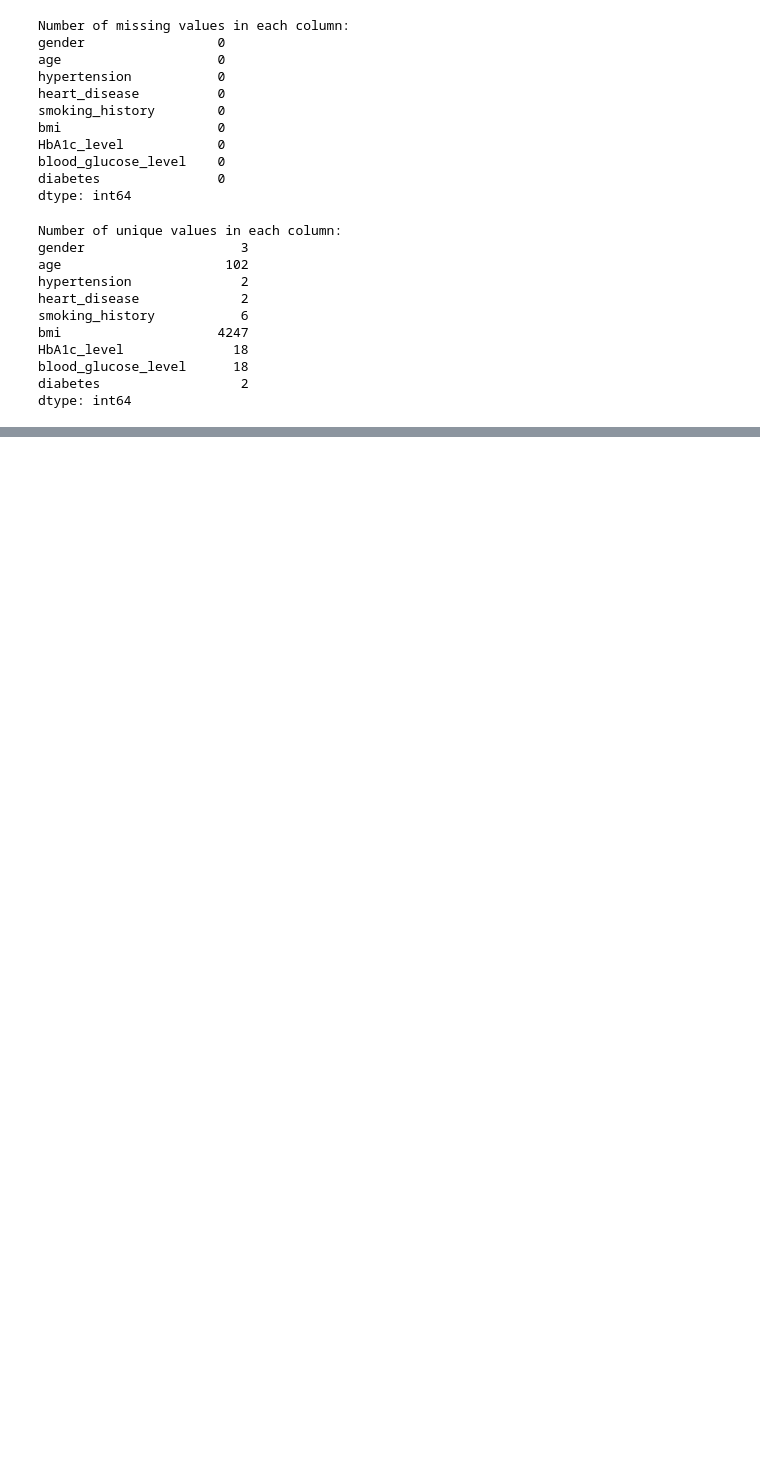
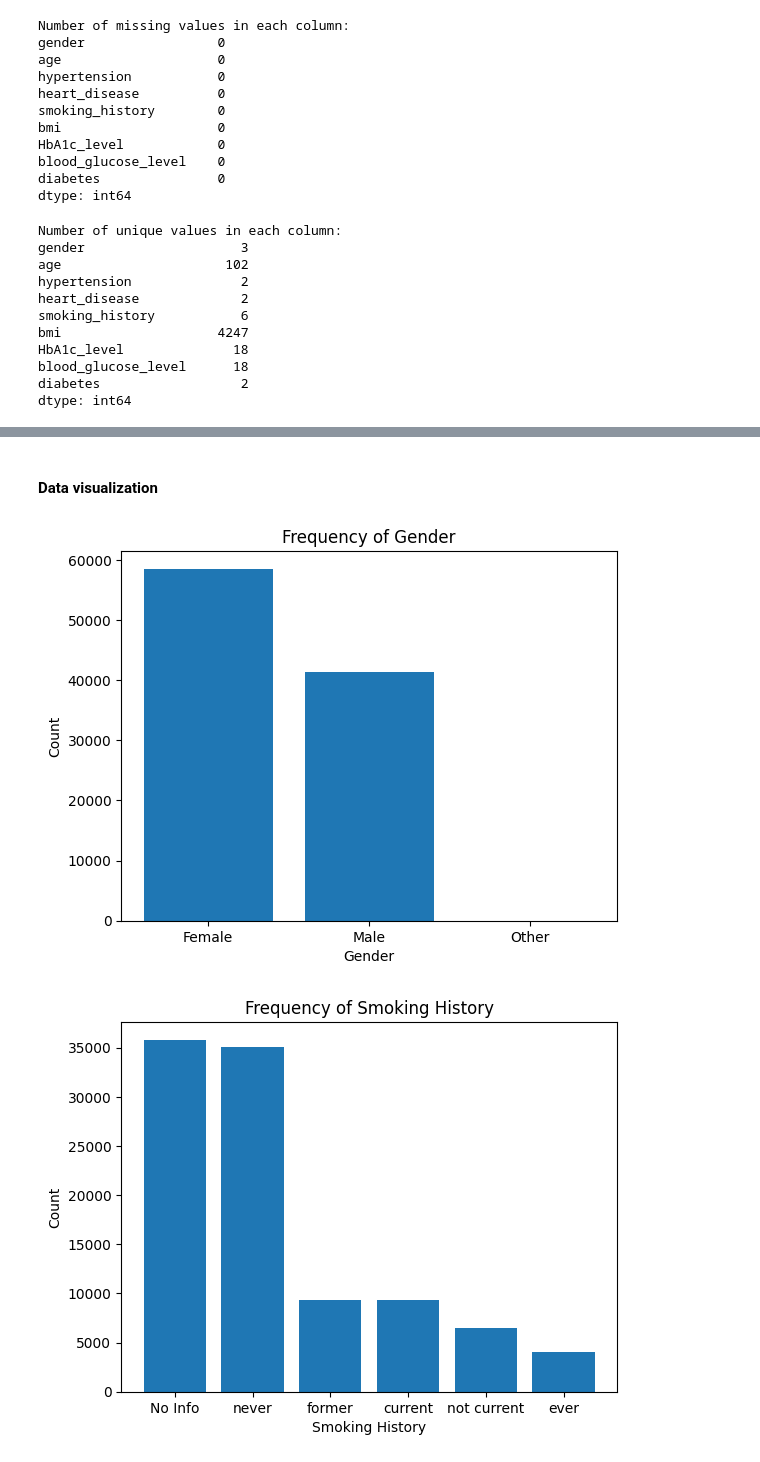
Before and after one commit to rezaldii/Diabetes-prediction, a Jupyter notebook: Diabetes-prediction.ipynb, the cells around one changed output, grey strips where cells are left out. Saved outputs shown, nothing was run; the diff lists cells and outputs as text; code cells hidden in the pictures; blank space fills up the shorter version.

```diff
--- a/Diabetes-prediction.ipynb
+++ b/Diabetes-prediction.ipynb
@@ -131,0 +148,21 @@ Name: count, dtype: int64
+# %% [markdown]
+#### Data visualization
+# %%
+# Grafik batang untuk variabel jenis kelamin (gender)
+gender_counts = data['gender'].value_counts()
+plt.bar(gender_counts.index, gender_counts.values)
+plt.xlabel('Gender')
+plt.ylabel('Count')
+plt.title('Frequency of Gender')
+plt.show()
+
+# Grafik batang untuk variabel riwayat merokok (smoking_history)
+smoking_counts = data['smoking_history'].value_counts()
+plt.bar(smoking_counts.index, smoking_counts.values)
+plt.xlabel('Smoking History')
+plt.ylabel('Count')
+plt.title('Frequency of Smoking History')
+plt.show()
+# %% [output]
+[figure, added]
+[figure, added]
```
Also changed, not shown: parts of 14 cells of this notebook.
